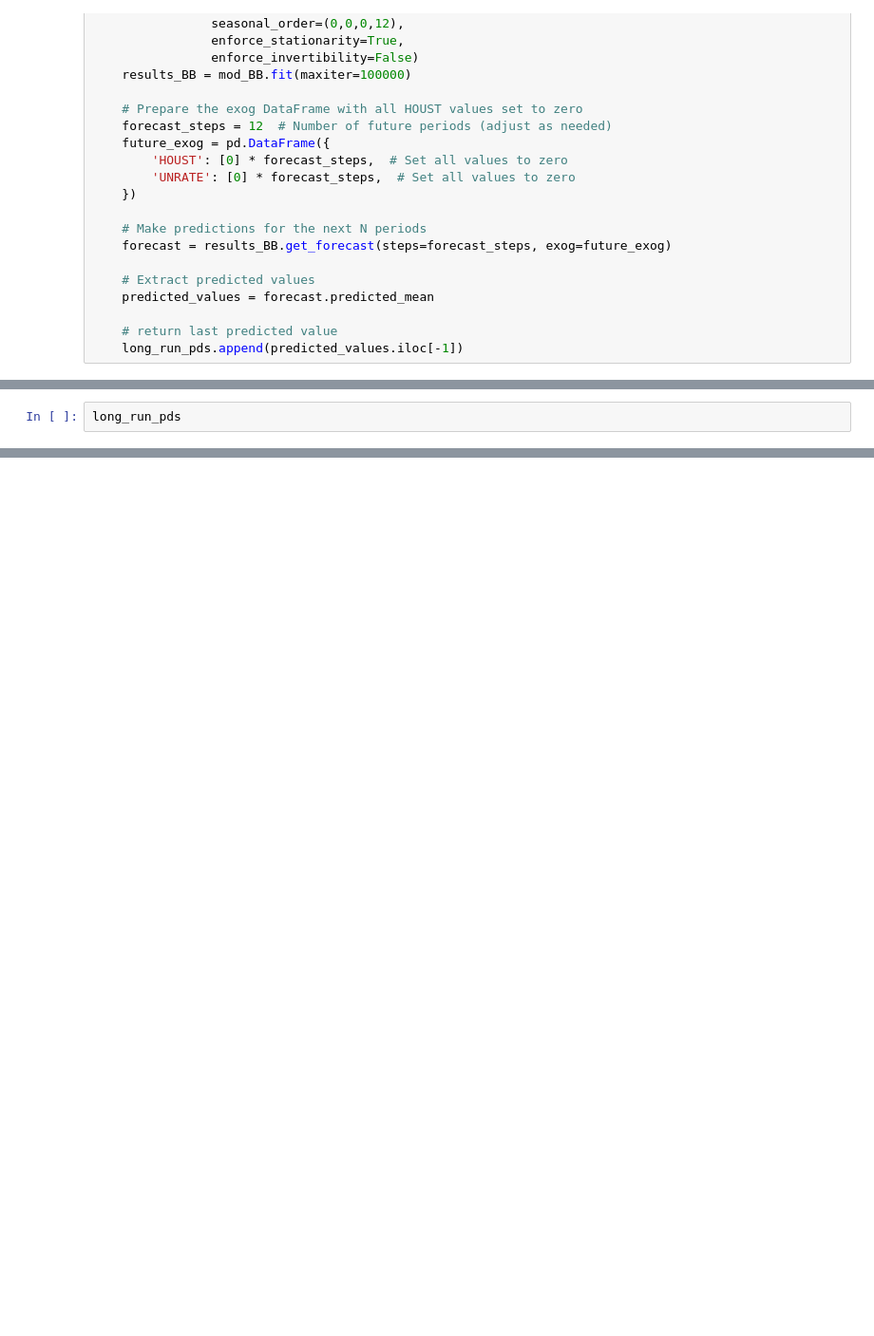
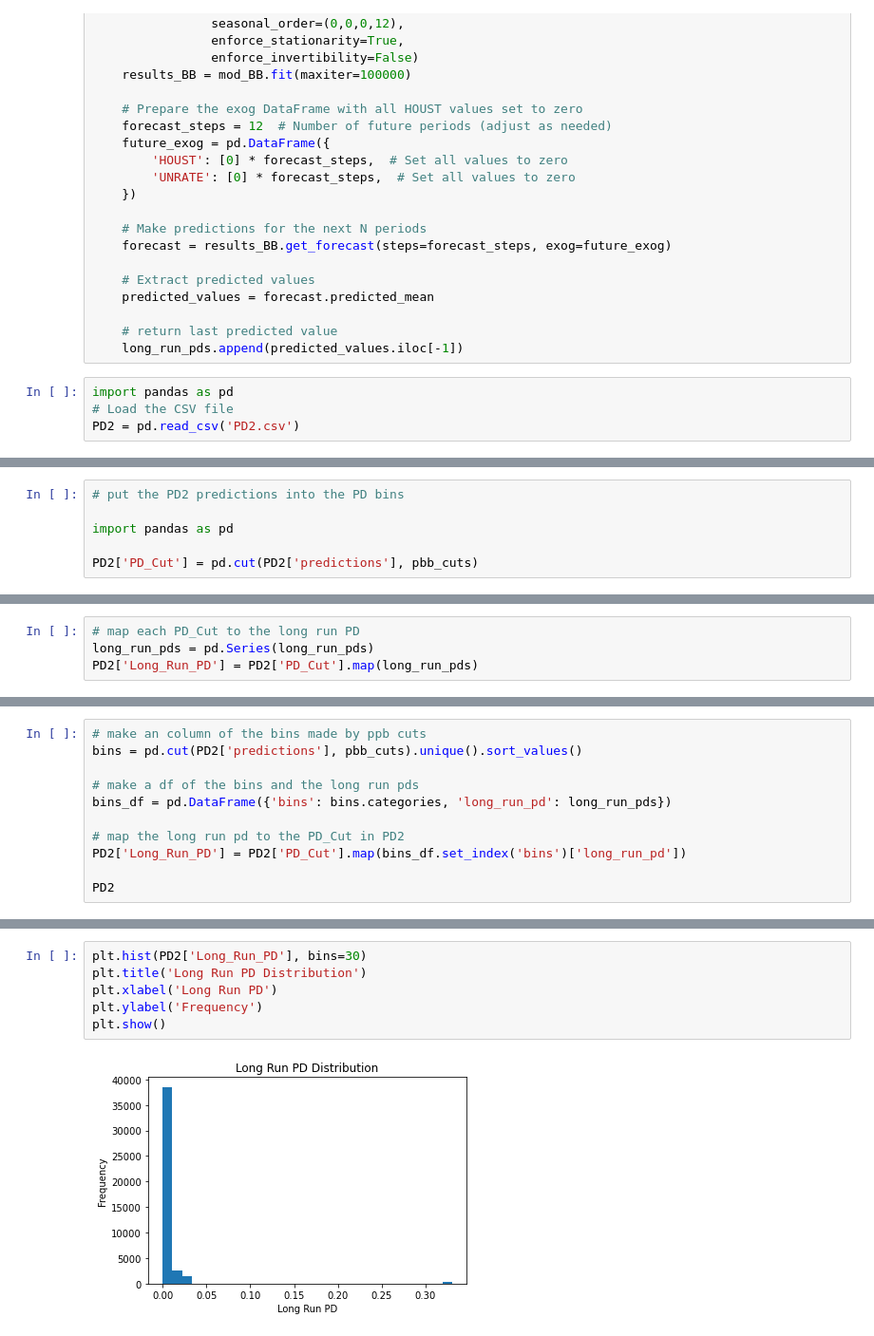
Before and after one commit to willseff/consumer-credit-risk, a Jupyter notebook: question3.ipynb, the cells around one changed output, grey strips where cells are left out. Shown at 95% size. Saved outputs shown, nothing was run; the diff lists cells and outputs as text; blank space fills up the shorter version.

```diff
--- a/question3.ipynb
+++ b/question3.ipynb
@@ -460,3 +469,7 @@ for i in range(9):
 
     # return last predicted value
     long_run_pds.append(predicted_values.iloc[-1])
+# %%
+import pandas as pd
+# Load the CSV file
+PD2 = pd.read_csv('PD2.csv')
@@ -462,0 +490,6 @@ for i in range(9):
+# %%
+# put the PD2 predictions into the PD bins
+
+import pandas as pd
+
+PD2['PD_Cut'] = pd.cut(PD2['predictions'], pbb_cuts)
@@ -463,2 +510,4 @@ for i in range(9):
 # %%
-long_run_pds
+# map each PD_Cut to the long run PD
+long_run_pds = pd.Series(long_run_pds)
+PD2['Long_Run_PD'] = PD2['PD_Cut'].map(long_run_pds)
@@ -474,0 +514,11 @@ long_run_pds
+# %%
+# make an column of the bins made by ppb cuts
+bins = pd.cut(PD2['predictions'], pbb_cuts).unique().sort_values()
+
+# make a df of the bins and the long run pds
+bins_df = pd.DataFrame({'bins': bins.categories, 'long_run_pd': long_run_pds})
+
+# map the long run pd to the PD_Cut in PD2
+PD2['Long_Run_PD'] = PD2['PD_Cut'].map(bins_df.set_index('bins')['long_run_pd'])
+
+PD2
@@ -474,0 +554,8 @@ long_run_pds
+# %%
+plt.hist(PD2['Long_Run_PD'], bins=30)
+plt.title('Long Run PD Distribution')
+plt.xlabel('Long Run PD')
+plt.ylabel('Frequency')
+plt.show()
+# %% [output]
+[figure, added]
```
Also changed, not shown: parts of 16 cells of this notebook, 2 other files.
